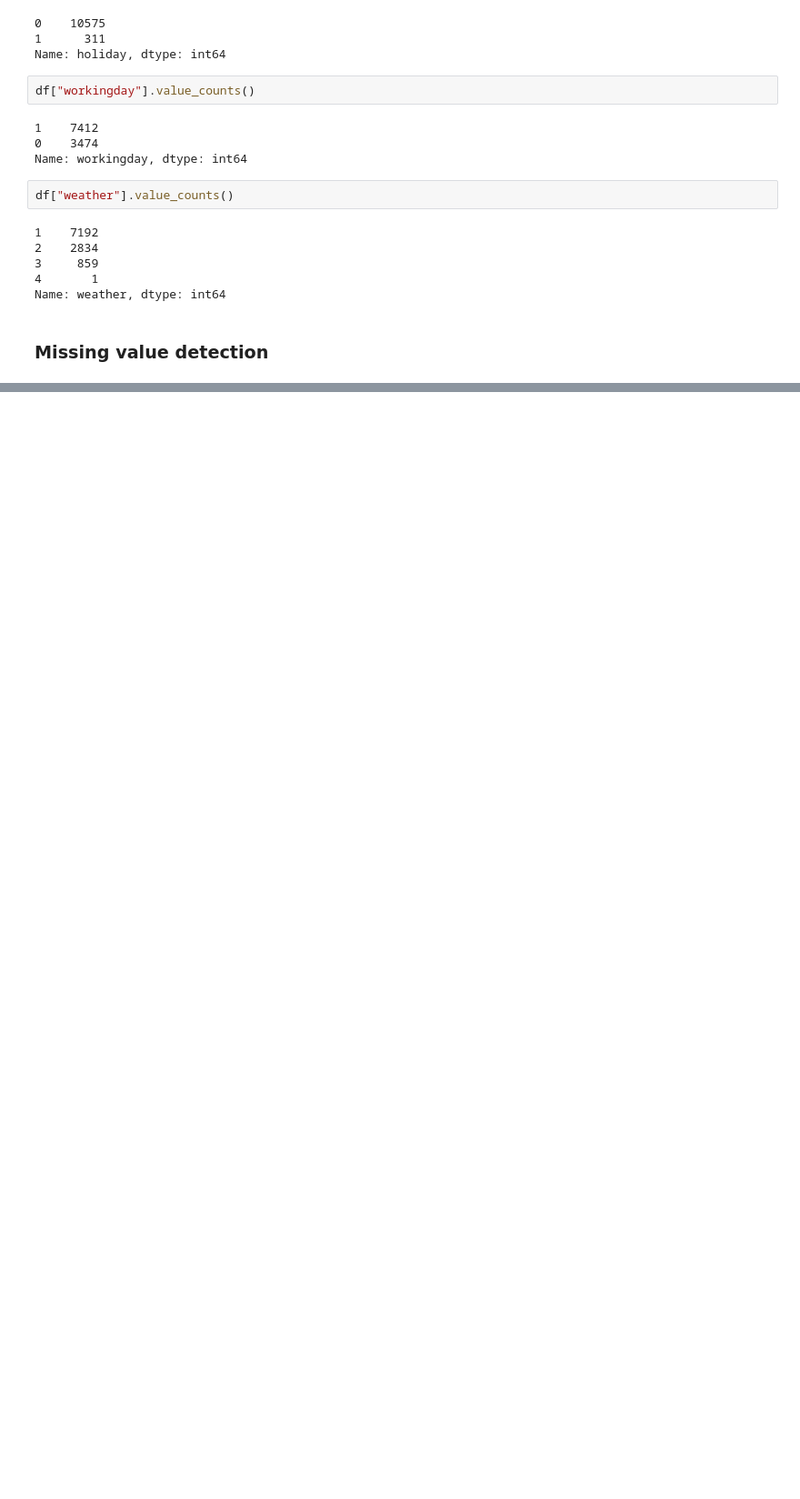
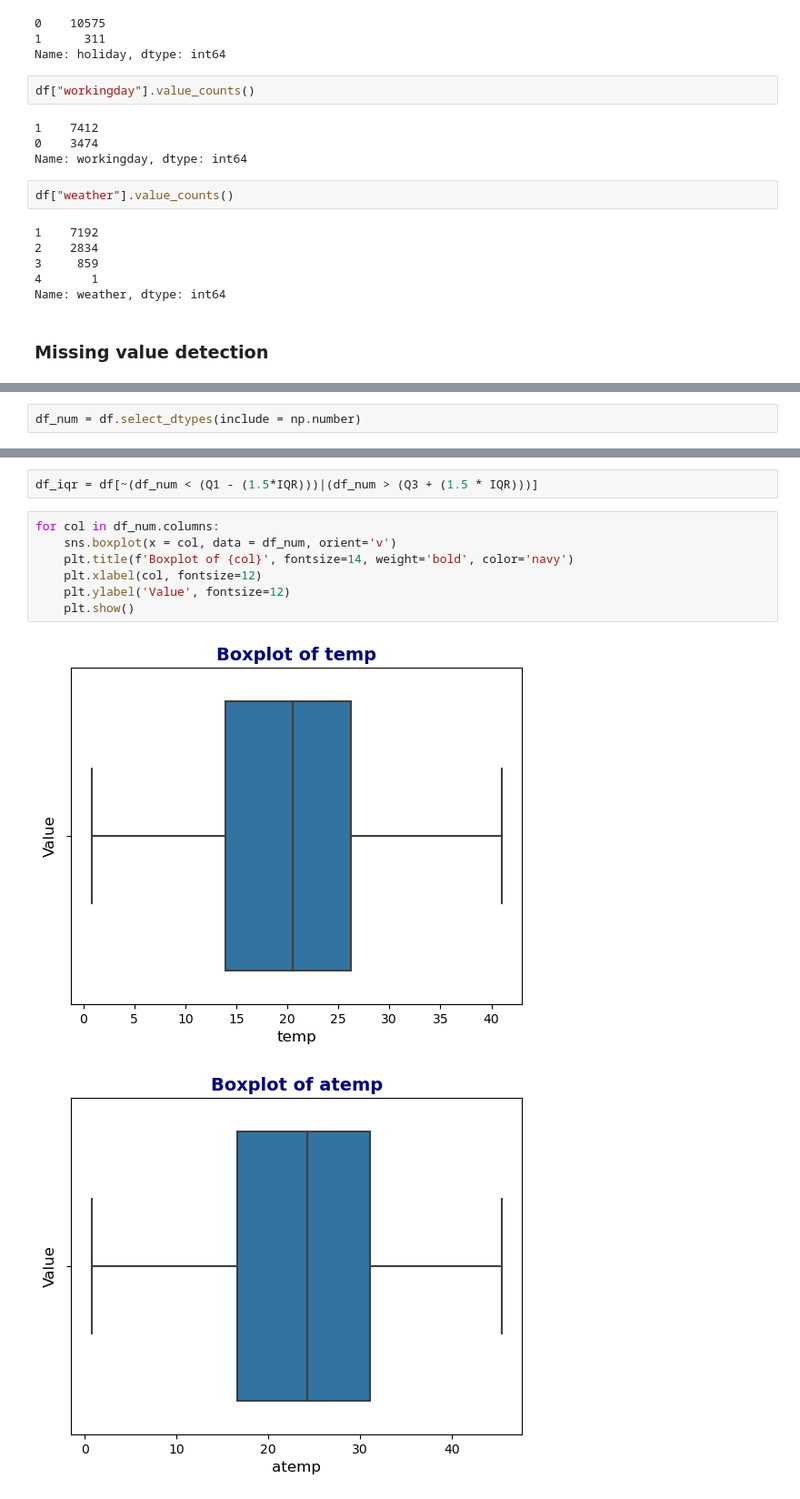
Before and after one commit to hemalatham236/Yulu-Data-set--Hypothesis-Testing, a Jupyter notebook: Yulu_Bike_sharing_Hypothesis_Testing.ipynb, the cells around one changed output, grey strips where cells are left out. Shown at 91% size. Saved outputs shown, nothing was run; the diff lists cells and outputs as text; blank space fills up the shorter version.

```diff
--- a/Yulu_Bike_sharing_Hypothesis_Testing.ipynb
+++ b/Yulu_Bike_sharing_Hypothesis_Testing.ipynb
@@ -177,0 +204,2 @@ Name: weather, dtype: int64
+# %%
+df_num = df.select_dtypes(include = np.number)
@@ -177,0 +216,12 @@ Name: weather, dtype: int64
+# %%
+df_iqr = df[~(df_num < (Q1 - (1.5*IQR)))|(df_num > (Q3 + (1.5 * IQR)))]
+# %%
+for col in df_num.columns:
+    sns.boxplot(x = col, data = df_num, orient='v')
+    plt.title(f'Boxplot of {col}', fontsize=14, weight='bold', color='navy')
+    plt.xlabel(col, fontsize=12)
+    plt.ylabel('Value', fontsize=12)
+    plt.show()
+# %% [output]
+[figure, added]
+[figure, added]
```
Also changed, not shown: parts of 103 cells of this notebook.
